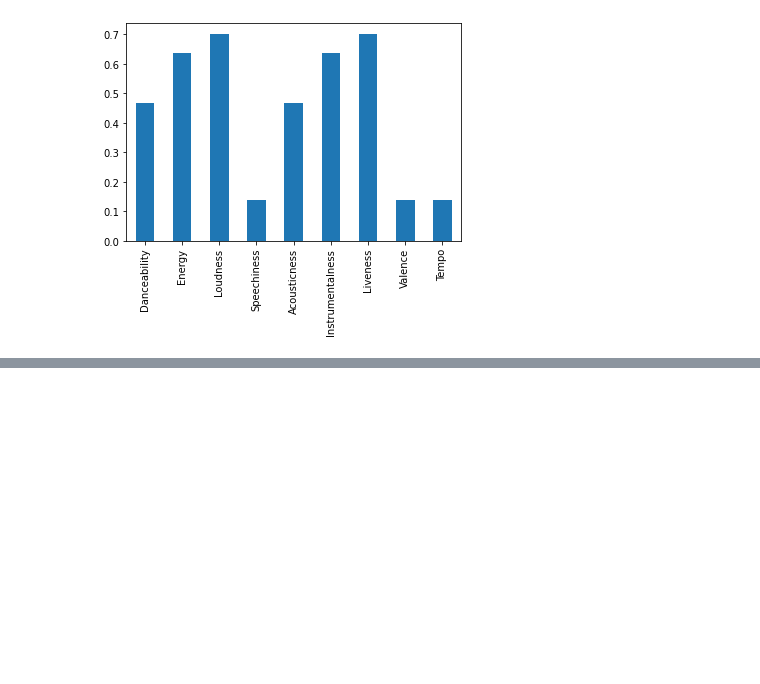
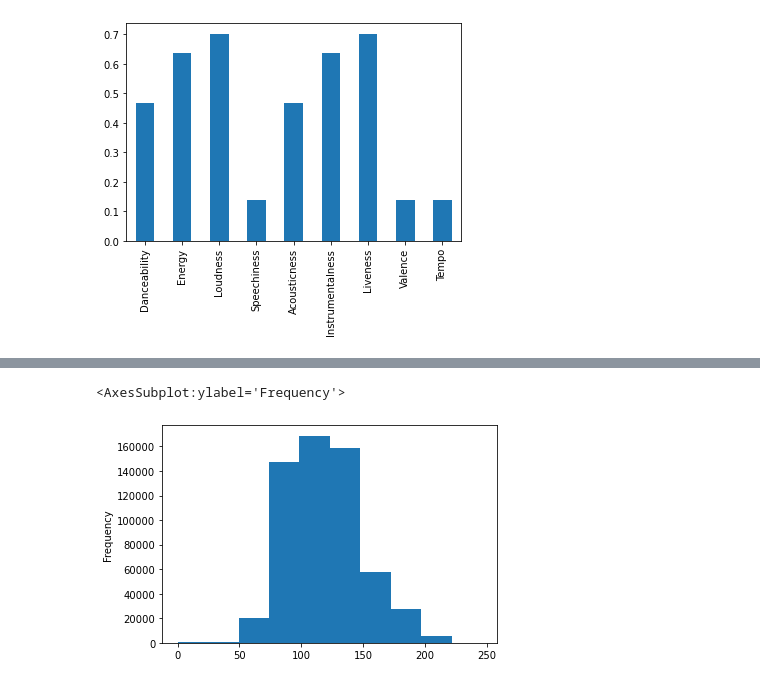
Before and after one commit to sozekmek/Spotify-Data---Custom-Recommendation-Engine, a Jupyter notebook: Script.ipynb, the cells around one changed output, grey strips where cells are left out. Cells and saved outputs as stored; diff of their text form; code cells hidden in the pictures; blank space fills up the shorter version.

```diff
--- a/Script.ipynb
+++ b/Script.ipynb
@@ -279,3 +192,6 @@ mm_song_list_df.mean().plot.bar()
 # %% [output]
 <AxesSubplot:>
 [figure]
+# %%
+tracks_df = pd.read_csv("tracks.csv")
+tracks_df.head()
@@ -281,0 +213,3 @@ mm_song_list_df.mean().plot.bar()
+# %%
+tracks_df = tracks_df.drop(["duration_ms","explicit","release_date","time_signature"],axis=1)
+tracks_df.head()
@@ -281,0 +235,5 @@ mm_song_list_df.mean().plot.bar()
+# %%
+tracks_df["tempo"].plot.hist()
+# %% [output]
+<AxesSubplot:ylabel='Frequency'>
+[figure, added]
```
Also changed, not shown: parts of 33 cells of this notebook.
